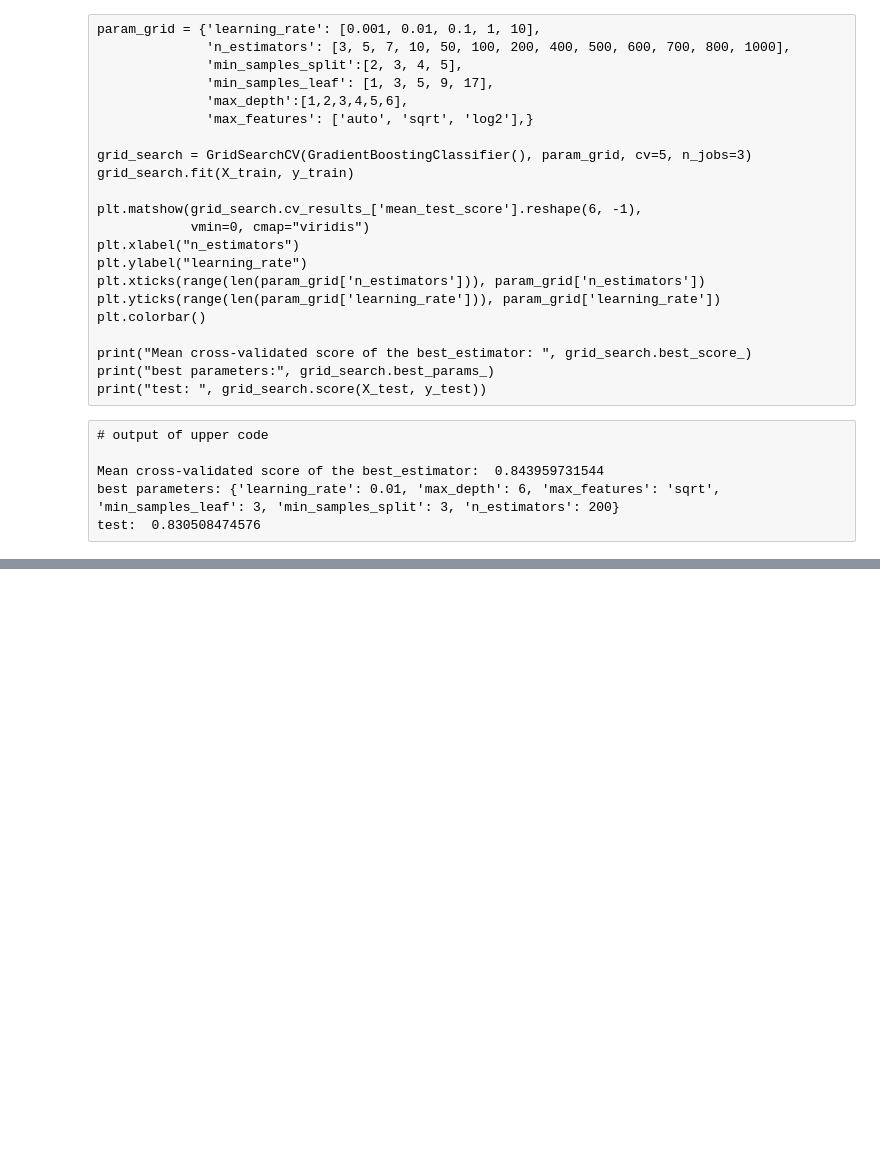
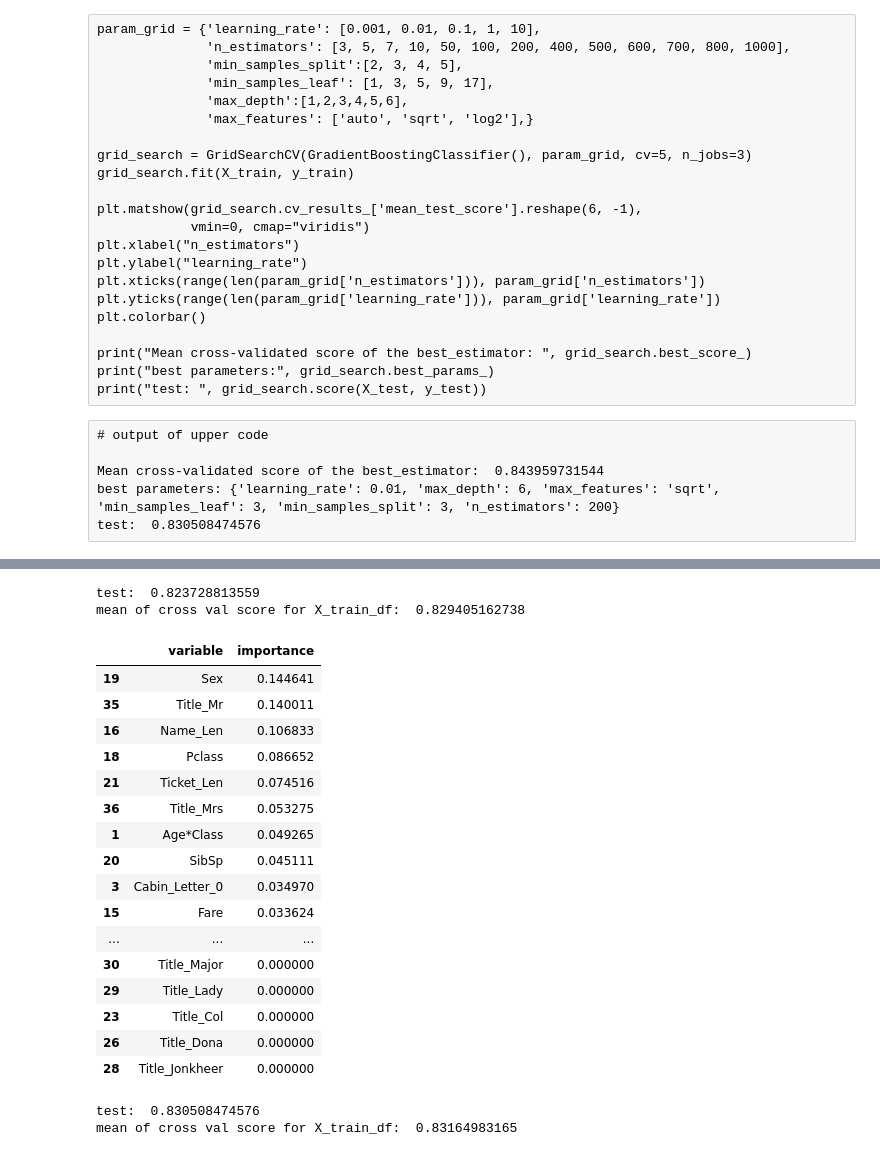
Before and after one commit to alancet/test, a Jupyter notebook: kaggle/titanic/src/myPredict.ipynb, the cells around one changed output, grey strips where cells are left out. Cells and saved outputs as stored; diff of their text form; code cells hidden in the pictures; blank space fills up the shorter version.

```diff
--- a/kaggle/titanic/src/myPredict.ipynb
+++ b/kaggle/titanic/src/myPredict.ipynb
@@ -796,0 +896,54 @@ pd.concat((pd.DataFrame(X_train.columns, columns = ['variable']),
+# %%
+# RobustScaler
+pipe = make_pipeline(RobustScaler(), GradientBoostingClassifier(learning_rate=0.01,
+                                                max_depth=6,
+                                                max_features="sqrt",
+                                                min_samples_leaf=3,
+                                                min_samples_split=3,
+                                                n_estimators=200))
+pipe.fit(X_train, y_train)
+print("test: ", pipe.score(X_test, y_test))
+
+scores = cross_val_score(pipe, X_train_df, y_train_df, n_jobs=3)
+print("mean of cross val score for X_train_df: ", scores.mean())
+# %% [output]
+test:  0.823728813559
+mean of cross val score for X_train_df:  0.829405162738
+# %%
+pd.concat((pd.DataFrame(X_train.columns, columns = ['variable']),
+           pd.DataFrame(pipe.named_steps["gradientboostingclassifier"].feature_importances_, columns = ['importance'])),
+          axis = 1).sort_values(by='importance', ascending = False)
+# %% [output]
+|  | variable | importance |
+| 19 | Sex | 0.144641 |
+| 35 | Title_Mr | 0.140011 |
+| 16 | Name_Len | 0.106833 |
+| 18 | Pclass | 0.086652 |
+| 21 | Ticket_Len | 0.074516 |
+| 36 | Title_Mrs | 0.053275 |
+| 1 | Age*Class | 0.049265 |
+| 20 | SibSp | 0.045111 |
+| 3 | Cabin_Letter_0 | 0.034970 |
+| 15 | Fare | 0.033624 |
+| ... | ... | ... |
+| 30 | Title_Major | 0.000000 |
+| 29 | Title_Lady | 0.000000 |
+| 23 | Title_Col | 0.000000 |
+| 26 | Title_Dona | 0.000000 |
+| 28 | Title_Jonkheer | 0.000000 |
+# %%
+# MinMaxScaler
+pipe = make_pipeline(MinMaxScaler(), GradientBoostingClassifier(learning_rate=0.01,
+                                                max_depth=6,
+                                                max_features="sqrt",
+                                                min_samples_leaf=3,
+                                                min_samples_split=3,
+                                                n_estimators=200))
+pipe.fit(X_train, y_train)
+print("test: ", pipe.score(X_test, y_test))
+
+scores = cross_val_score(pipe, X_train_df, y_train_df, n_jobs=3)
+print("mean of cross val score for X_train_df: ", scores.mean())
+# %% [output]
+test:  0.830508474576
+mean of cross val score for X_train_df:  0.83164983165
```
Also changed, not shown: parts of 22 cells of this notebook, 1 other file.
